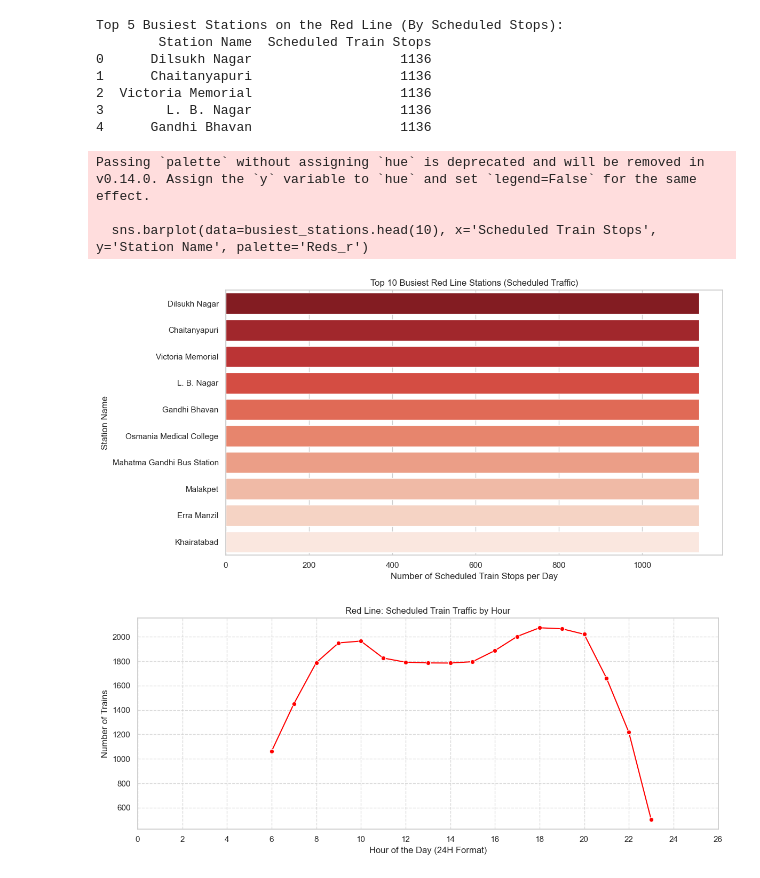
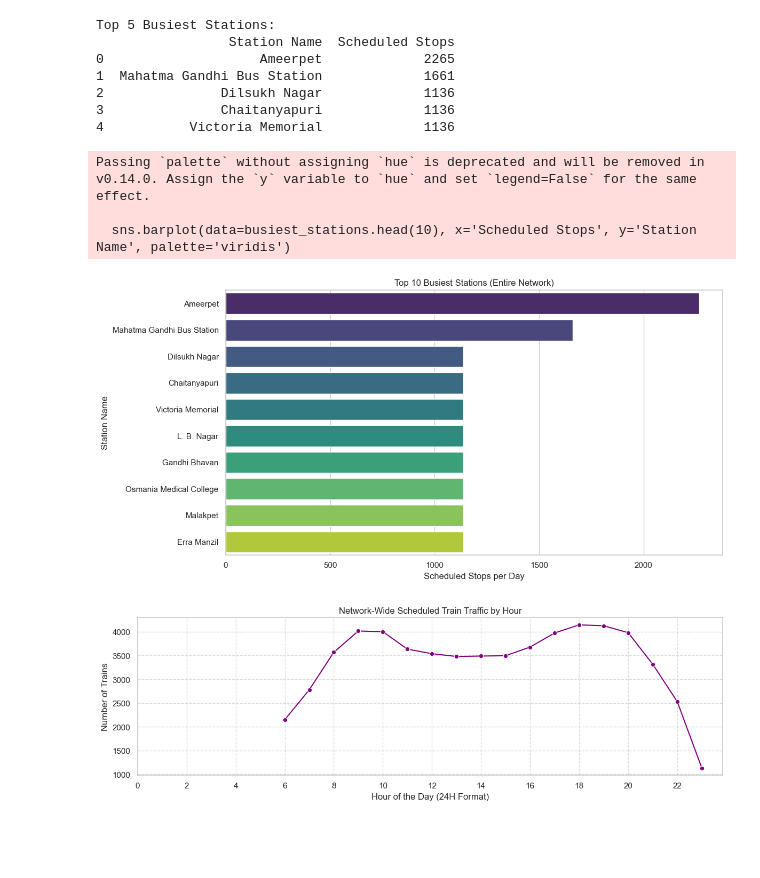
Before and after one commit to ahana4banerjee/metro-delay-prediction, a Jupyter notebook: notebooks/data_exploration.ipynb, the cells around one changed output. Saved outputs shown, nothing was run; the diff lists cells and outputs as text; code cells hidden in the pictures; blank space fills up the shorter version.

Commit message:
Phase 1 & 2 completed: Data preprocessing, feature engineering, and realistic delay simulation

```diff
--- a/notebooks/data_exploration.ipynb
+++ b/notebooks/data_exploration.ipynb
@@ -1,29 +1,19 @@
 # %%
 import pandas as pd
+import matplotlib.pyplot as plt
+import seaborn as sns
 
-# 1. Load the core GTFS files from your raw data folder
+sns.set_theme(style="whitegrid")
+
+# 1. Load and Merge All Data
 stops_df = pd.read_csv('../data/raw/stops.txt')
 routes_df = pd.read_csv('../data/raw/routes.txt')
 trips_df = pd.read_csv('../data/raw/trips.txt')
 stop_times_df = pd.read_csv('../data/raw/stop_times.txt')
 
-# 2. Merge them to create a master schedule dataset
-# Link trips to their specific routes
 trip_route_df = pd.merge(trips_df, routes_df, on='route_id', how='left')
-
-# Link the stop times to the trips
 schedule_df = pd.merge(stop_times_df, trip_route_df, on='trip_id', how='left')
-
-# Link the station names (stops) to the schedule
 master_df = pd.merge(schedule_df, stops_df, on='stop_id', how='left')
-
-# 3. Keep only the columns useful for ML prediction
-columns_to_keep = [
-    'trip_id', 'arrival_time', 'departure_time', 'stop_id',
-    'stop_sequence', 'route_id', 'route_short_name',
-    'direction_id', 'stop_name', 'stop_lat', 'stop_lon'
-]
-master_df = master_df[columns_to_keep]
 
 # Display the first few rows of our master scheduled timetable
 master_df.head()
@@ -61,53 +54,47 @@ Total scheduled stops for the Red Line: 30648
 # %%
-# Count the number of scheduled stops per station
-busiest_stations = red_line_df['stop_name'].value_counts().reset_index()
-busiest_stations.columns = ['Station Name', 'Scheduled Train Stops']
+# 3. Network-Wide Busiest Stations
+busiest_stations = master_df['stop_name'].value_counts().reset_index()
+busiest_stations.columns = ['Station Name', 'Scheduled Stops']
 
-# Display the top 5
-print("Top 5 Busiest Stations on the Red Line (By Scheduled Stops):")
+print("Top 5 Busiest Stations:")
 print(busiest_stations.head())
 
-# Plot the Top 10 Busiest Stations
 plt.figure(figsize=(12, 6))
-sns.barplot(data=busiest_stations.head(10), x='Scheduled Train Stops', y='Station Name', palette='Reds_r')
-plt.title('Top 10 Busiest Red Line Stations (Scheduled Traffic)')
-plt.xlabel('Number of Scheduled Train Stops per Day')
+sns.barplot(data=busiest_stations.head(10), x='Scheduled Stops', y='Station Name', palette='viridis')
+plt.title('Top 10 Busiest Stations (Entire Network)')
+plt.xlabel('Scheduled Stops per Day')
 plt.ylabel('Station Name')
 plt.tight_layout()
 plt.show()
 # %% [output]
-Top 5 Busiest Stations on the Red Line (By Scheduled Stops):
-        Station Name  Scheduled Train Stops
-0      Dilsukh Nagar                   1136
-1      Chaitanyapuri                   1136
-2  Victoria Memorial                   1136
-3        L. B. Nagar                   1136
-4      Gandhi Bhavan                   1136
+Top 5 Busiest Stations:
+                 Station Name  Scheduled Stops
+0                    Ameerpet             2265
+1  Mahatma Gandhi Bus Station             1661
+2               Dilsukh Nagar             1136
+3               Chaitanyapuri             1136
+4           Victoria Memorial             1136
 Passing `palette` without assigning `hue` is deprecated and will be removed in v0.14.0. Assign the `y` variable to `hue` and set `legend=False` for the same effect.
 
-  sns.barplot(data=busiest_stations.head(10), x='Scheduled Train Stops', y='Station Name', palette='Reds_r')
+  sns.barplot(data=busiest_stations.head(10), x='Scheduled Stops', y='Station Name', palette='viridis')
-[figure, old version]
+[figure, new version]
 # %%
-# GTFS times can sometimes go past 24:00:00 (e.g., 25:30:00 for 1:30 AM the next day)
-# We safely extract the hour by splitting the string
-red_line_df['hour'] = red_line_df['arrival_time'].str.split(':').str[0].astype(int)
-
-# Count scheduled stops per hour
-hourly_traffic = red_line_df['hour'].value_counts().sort_index().reset_index()
+# 4. Network-Wide Peak Hours
+master_df['hour'] = master_df['arrival_time'].str.split(':').str[0].astype(int) % 24
+hourly_traffic = master_df['hour'].value_counts().sort_index().reset_index()
 hourly_traffic.columns = ['Hour of Day', 'Number of Trains Scheduled']
 
-# Plot the hourly traffic
-plt.figure(figsize=(12, 5))
-sns.lineplot(data=hourly_traffic, x='Hour of Day', y='Number of Trains Scheduled', marker='o', color='red')
-plt.title('Red Line: Scheduled Train Traffic by Hour')
+plt.figure(figsize=(12, 4))
+sns.lineplot(data=hourly_traffic, x='Hour of Day', y='Number of Trains Scheduled', marker='o', color='purple')
+plt.title('Network-Wide Scheduled Train Traffic by Hour')
 plt.xlabel('Hour of the Day (24H Format)')
 plt.ylabel('Number of Trains')
-plt.xticks(range(0, 28, 2)) # Adjust x-ticks to show every 2 hours
+plt.xticks(range(0, 24, 2))
 plt.grid(True, linestyle='--', alpha=0.7)
 plt.tight_layout()
 plt.show()
 # %% [output]
-[figure, old version]
+[figure, new version]
 # %%
 import folium
 
```
Also changed, not shown: parts of 3 cells of this notebook, 4 other files.
